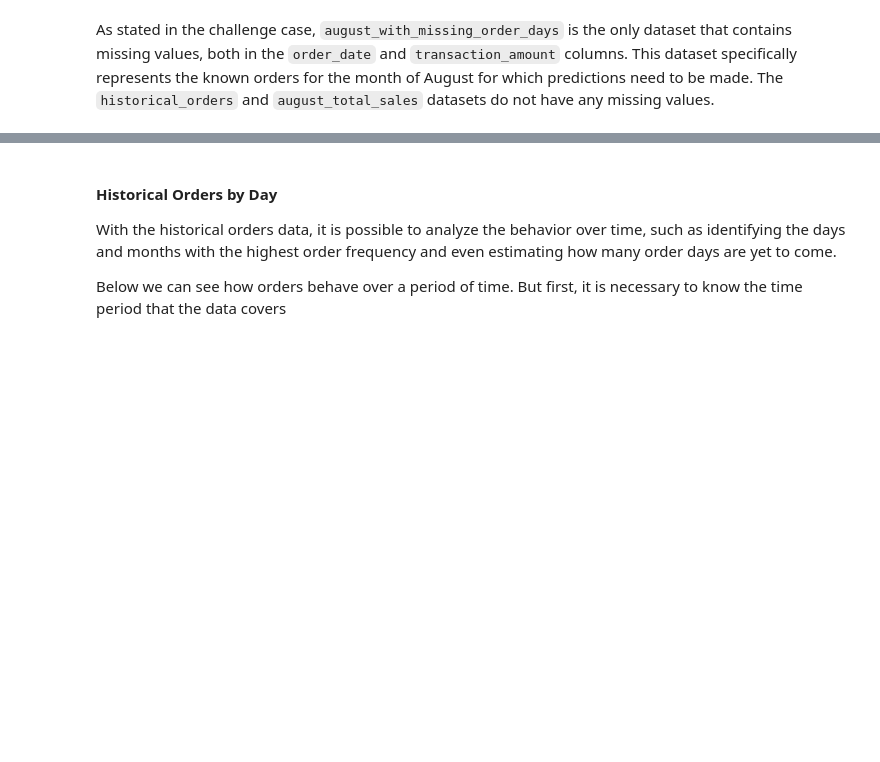
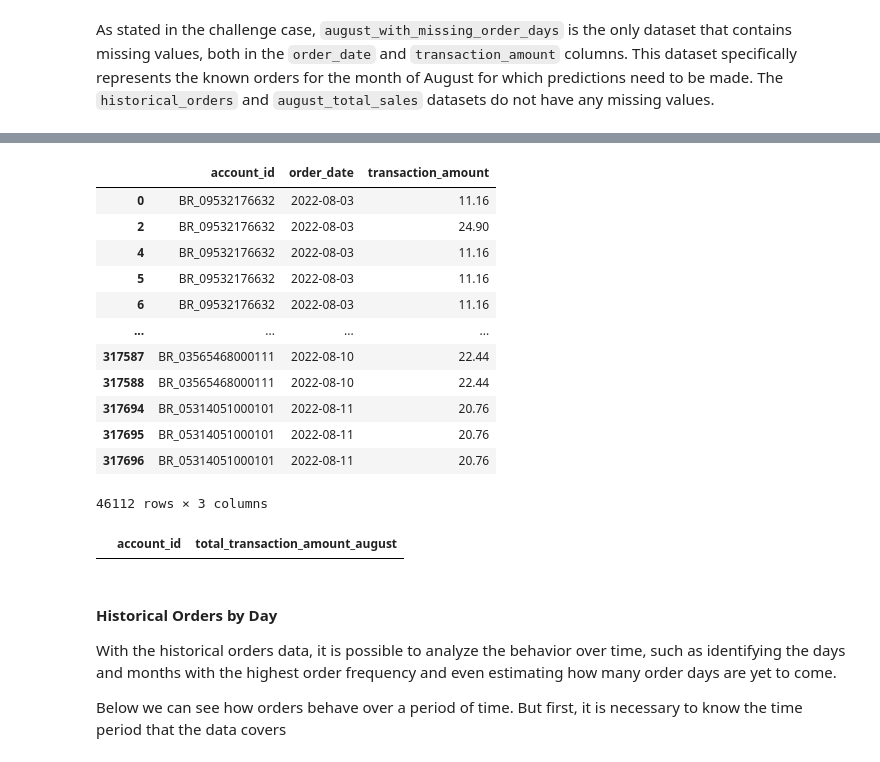
Before and after one commit to LuyzaDomingos/abinbev-bees-challenge, a Jupyter notebook: abinbev_bees_challenge.ipynb, the cells around one changed output, grey strips where cells are left out. Cells and saved outputs as stored; diff of their text form; code cells hidden in the pictures; blank space fills up the shorter version.

```diff
--- a/abinbev_bees_challenge.ipynb
+++ b/abinbev_bees_challenge.ipynb
@@ -144,3 +158,23 @@ As stated in the challenge case, `august_with_missing_order_days` is the only da
+# %%
+august_missing_order[august_missing_order.duplicated(keep = False)]
+# %% [output]
+|  | account_id | order_date | transaction_amount |
+| 0 | BR_09532176632 | 2022-08-03 | 11.16 |
+| 2 | BR_09532176632 | 2022-08-03 | 24.90 |
+| 4 | BR_09532176632 | 2022-08-03 | 11.16 |
+| 5 | BR_09532176632 | 2022-08-03 | 11.16 |
+| 6 | BR_09532176632 | 2022-08-03 | 11.16 |
+| ... | ... | ... | ... |
+| 317587 | BR_03565468000111 | 2022-08-10 | 22.44 |
+| 317588 | BR_03565468000111 | 2022-08-10 | 22.44 |
+| 317694 | BR_05314051000101 | 2022-08-11 | 20.76 |
+| 317695 | BR_05314051000101 | 2022-08-11 | 20.76 |
+| 317696 | BR_05314051000101 | 2022-08-11 | 20.76 |
+46112 rows × 3 columns
+# %%
+august_total_sales[august_total_sales.duplicated(keep = False)]
+# %% [output]
+|  | account_id | total_transaction_amount_august |
 # %% [markdown]
 #### Historical Orders by Day
 
```
Also changed, not shown: parts of 10 cells of this notebook.
